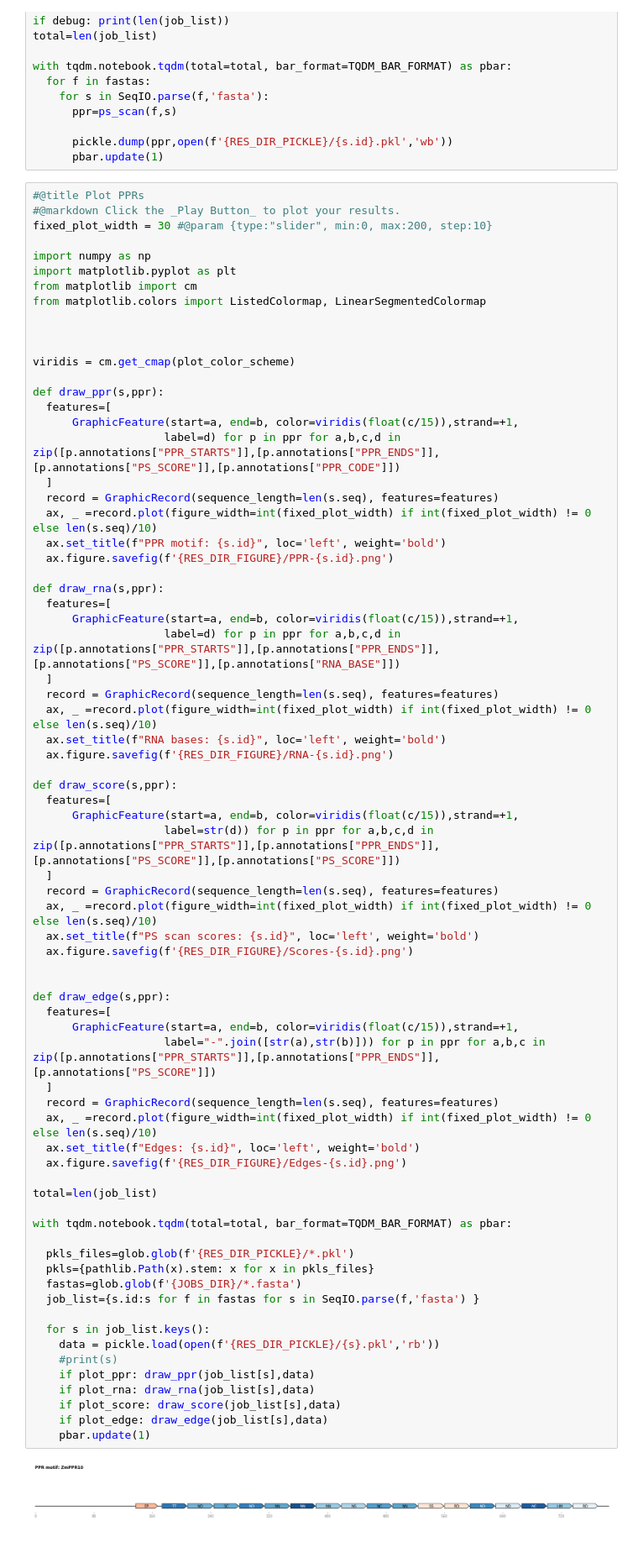
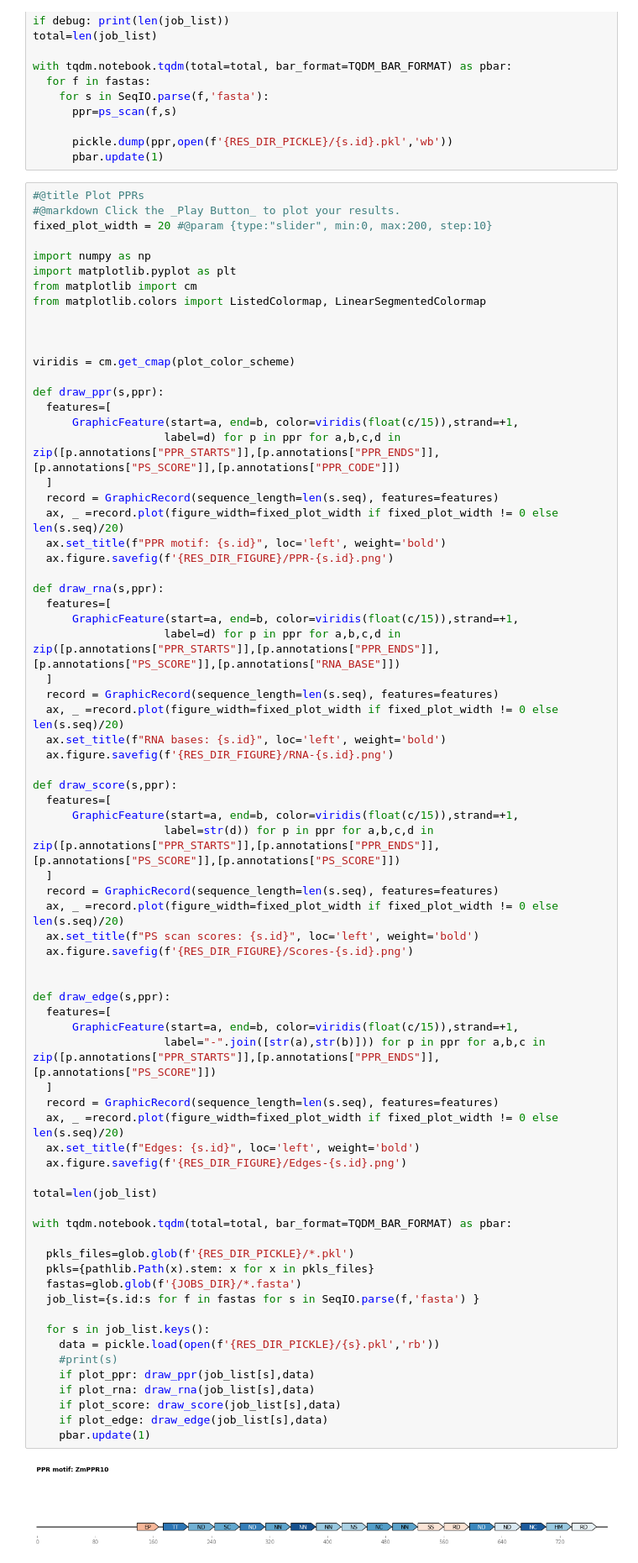
Before and after one commit to YaoYinYing/PPRCODE_Guideline, a Jupyter notebook: PPRCODE.ipynb, the cells around one changed output. Shown: that part at 84% size. Saved outputs shown, nothing was run; the diff lists cells and outputs as text.

```diff
--- a/PPRCODE.ipynb
+++ b/PPRCODE.ipynb
@@ -319,7 +322,7 @@ with tqdm.notebook.tqdm(total=total, bar_format=TQDM_BAR_FORMAT) as pbar:
 # %%
 #@title Plot PPRs
 #@markdown Click the _Play Button_ to plot your results.
-fixed_plot_width = 30 #@param {type:"slider", min:0, max:200, step:10}
+fixed_plot_width = 20 #@param {type:"slider", min:0, max:200, step:10}
 
 import numpy as np
 import matplotlib.pyplot as plt
@@ -336,7 +339,7 @@ def draw_ppr(s,ppr):
                     label=d) for p in ppr for a,b,c,d in zip([p.annotations["PPR_STARTS"]],[p.annotations["PPR_ENDS"]],[p.annotations["PS_SCORE"]],[p.annotations["PPR_CODE"]])
   ]
   record = GraphicRecord(sequence_length=len(s.seq), features=features)
-  ax, _ =record.plot(figure_width=int(fixed_plot_width) if int(fixed_plot_width) != 0 else len(s.seq)/10)
+  ax, _ =record.plot(figure_width=fixed_plot_width if fixed_plot_width != 0 else len(s.seq)/20)
   ax.set_title(f"PPR motif: {s.id}", loc='left', weight='bold')
   ax.figure.savefig(f'{RES_DIR_FIGURE}/PPR-{s.id}.png')
 
@@ -346,7 +349,7 @@ def draw_rna(s,ppr):
                     label=d) for p in ppr for a,b,c,d in zip([p.annotations["PPR_STARTS"]],[p.annotations["PPR_ENDS"]],[p.annotations["PS_SCORE"]],[p.annotations["RNA_BASE"]])
   ]
   record = GraphicRecord(sequence_length=len(s.seq), features=features)
-  ax, _ =record.plot(figure_width=int(fixed_plot_width) if int(fixed_plot_width) != 0 else len(s.seq)/10)
+  ax, _ =record.plot(figure_width=fixed_plot_width if fixed_plot_width != 0 else len(s.seq)/20)
   ax.set_title(f"RNA bases: {s.id}", loc='left', weight='bold')
   ax.figure.savefig(f'{RES_DIR_FIGURE}/RNA-{s.id}.png')
 
@@ -356,37 +359,37 @@ def draw_score(s,ppr):
                     label=str(d)) for p in ppr for a,b,c,d in zip([p.annotations["PPR_STARTS"]],[p.annotations["PPR_ENDS"]],[p.annotations["PS_SCORE"]],[p.annotations["PS_SCORE"]])
   ]
   record = GraphicRecord(sequence_length=len(s.seq), features=features)
-  ax, _ =record.plot(figure_width=int(fixed_plot_width) if int(fixed_plot_width) != 0 else len(s.seq)/10)
+  ax, _ =record.plot(figure_width=fixed_plot_width if fixed_plot_width != 0 else len(s.seq)/20)
   ax.set_title(f"PS scan scores: {s.id}", loc='left', weight='bold')
   ax.figure.savefig(f'{RES_DIR_FIGURE}/Scores-{s.id}.png')
 
 
 def draw_edge(s,ppr):
   features=[
       GraphicFeature(start=a, end=b, color=viridis(float(c/15)),strand=+1,
                     label="-".join([str(a),str(b)])) for p in ppr for a,b,c in zip([p.annotations["PPR_STARTS"]],[p.annotations["PPR_ENDS"]],[p.annotations["PS_SCORE"]])
   ]
   record = GraphicRecord(sequence_length=len(s.seq), features=features)
-  ax, _ =record.plot(figure_width=int(fixed_plot_width) if int(fixed_plot_width) != 0 else len(s.seq)/10)
+  ax, _ =record.plot(figure_width=fixed_plot_width if fixed_plot_width != 0 else len(s.seq)/20)
   ax.set_title(f"Edges: {s.id}", loc='left', weight='bold')
   ax.figure.savefig(f'{RES_DIR_FIGURE}/Edges-{s.id}.png')
 
 total=len(job_list)
 
 with tqdm.notebook.tqdm(total=total, bar_format=TQDM_BAR_FORMAT) as pbar:
 
   pkls_files=glob.glob(f'{RES_DIR_PICKLE}/*.pkl')
   pkls={pathlib.Path(x).stem: x for x in pkls_files}
   fastas=glob.glob(f'{JOBS_DIR}/*.fasta')
   job_list={s.id:s for f in fastas for s in SeqIO.parse(f,'fasta') }
 
   for s in job_list.keys():
     data = pickle.load(open(f'{RES_DIR_PICKLE}/{s}.pkl','rb'))
     #print(s)
     if plot_ppr: draw_ppr(job_list[s],data)
     if plot_rna: draw_rna(job_list[s],data)
     if plot_score: draw_score(job_list[s],data)
     if plot_edge: draw_edge(job_list[s],data)
     pbar.update(1)
 # %% [output]
-[figure, old version]
+[figure, new version]
```
Also changed, not shown: parts of 4 cells of this notebook.
